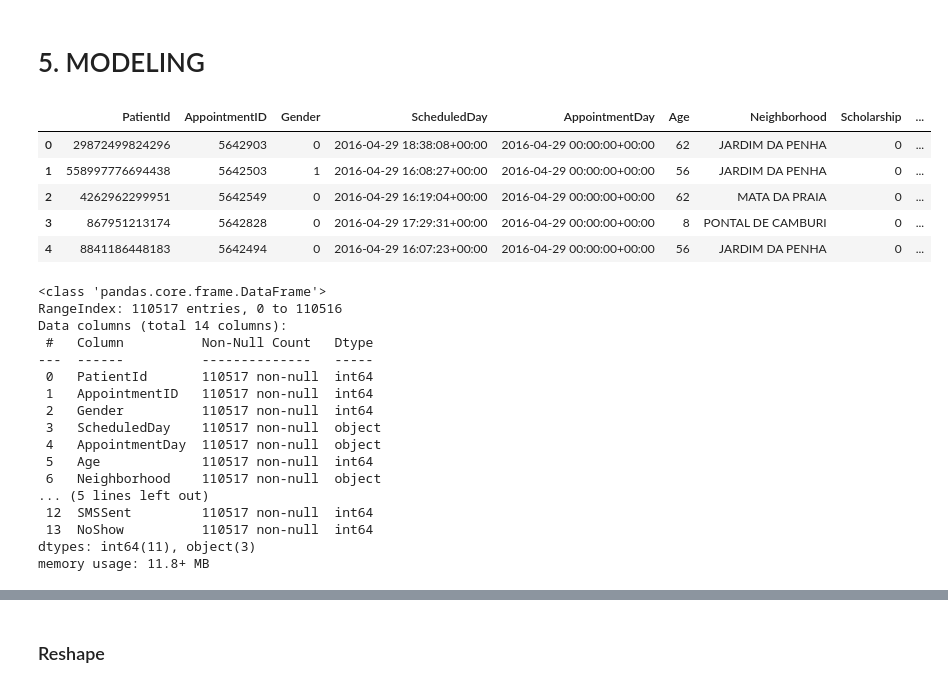
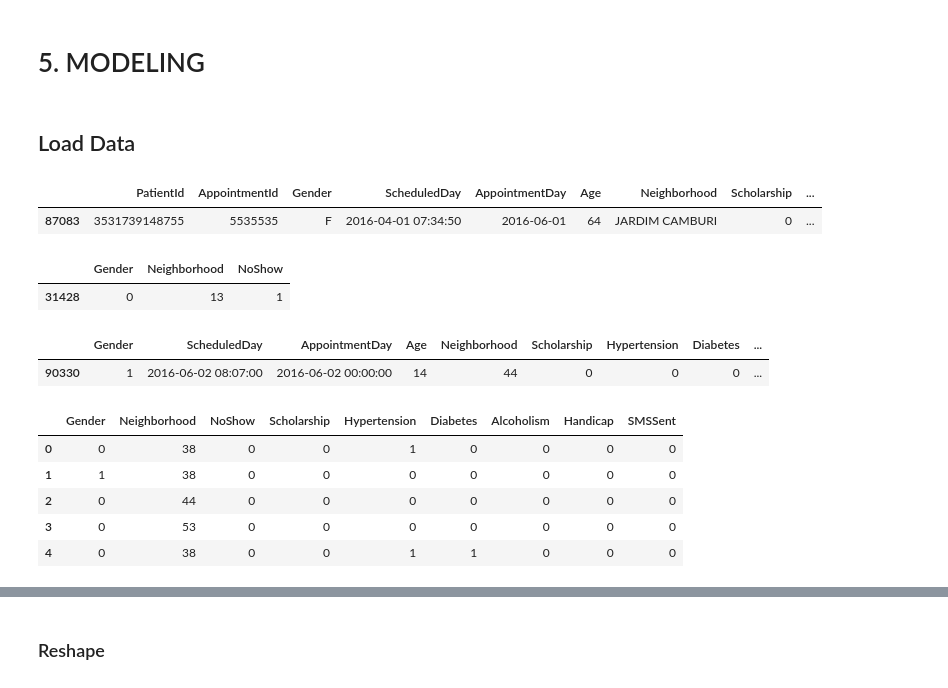
Before and after one commit to asaadkhattab/MedicalAppointmentNoShowsCapstone, a Jupyter notebook: 5_Modeling.ipynb, the cells around one changed output, grey strips where cells are left out. Saved outputs shown, nothing was run; the diff lists cells and outputs as text; code cells hidden in the pictures.

```diff
--- a/5_Modeling.ipynb
+++ b/5_Modeling.ipynb
@@ -27,31 +67,36 @@ from sklearn.metrics import classification_report, confusion_matrix
+# %% [markdown]
+## Load Data
+# %%
+path = 'data/step2_output.csv'
+df = pd.read_csv(path, index_col=None, parse_dates=["ScheduledDay","AppointmentDay"])
+df.sample()
+# %% [output]
+|  | PatientId | AppointmentId | Gender | ScheduledDay | AppointmentDay | Age | Neighborhood | Scholarship | ... |
+| 87083 | 3531739148755 | 5535535 | F | 2016-04-01 07:34:50 | 2016-06-01 | 64 | JARDIM CAMBURI | 0 | ... |
+# %%
+#df_1
+path = 'data/df_1_output.csv'
+df_1 = pd.read_csv(path, index_col=None)
+df_1.sample()
+# %% [output]
+|  | Gender | Neighborhood | NoShow |
+| 31428 | 0 | 13 | 1 |
+# %%
+#df_2
+path = 'data/df_2_output.csv'
+df_2 = pd.read_csv(path, index_col=None)
+df_2.sample()
+# %% [output]
+|  | Gender | ScheduledDay | AppointmentDay | Age | Neighborhood | Scholarship | Hypertension | Diabetes | ... |
+| 90330 | 1 | 2016-06-02 08:07:00 | 2016-06-02 00:00:00 | 14 | 44 | 0 | 0 | 0 | ... |
 # %%
-path = 'data/step4_output.csv'
-df = pd.read_csv(path, index_col=None)
-df.head()
+path = 'data/df_3_output.csv'
+df_3 = pd.read_csv(path, index_col=None)
+df_3.head()
 # %% [output]
-|  | PatientId | AppointmentID | Gender | ScheduledDay | AppointmentDay | Age | Neighborhood | Scholarship | ... |
-| 0 | 29872499824296 | 5642903 | 0 | 2016-04-29 18:38:08+00:00 | 2016-04-29 00:00:00+00:00 | 62 | JARDIM DA PENHA | 0 | ... |
-| 1 | 558997776694438 | 5642503 | 1 | 2016-04-29 16:08:27+00:00 | 2016-04-29 00:00:00+00:00 | 56 | JARDIM DA PENHA | 0 | ... |
-| 2 | 4262962299951 | 5642549 | 0 | 2016-04-29 16:19:04+00:00 | 2016-04-29 00:00:00+00:00 | 62 | MATA DA PRAIA | 0 | ... |
-| 3 | 867951213174 | 5642828 | 0 | 2016-04-29 17:29:31+00:00 | 2016-04-29 00:00:00+00:00 | 8 | PONTAL DE CAMBURI | 0 | ... |
-| 4 | 8841186448183 | 5642494 | 0 | 2016-04-29 16:07:23+00:00 | 2016-04-29 00:00:00+00:00 | 56 | JARDIM DA PENHA | 0 | ... |
+|  | Gender | Neighborhood | NoShow | Scholarship | Hypertension | Diabetes | Alcoholism | Handicap | SMSSent |
+| 0 | 0 | 38 | 0 | 0 | 1 | 0 | 0 | 0 | 0 |
+| 1 | 1 | 38 | 0 | 0 | 0 | 0 | 0 | 0 | 0 |
+| 2 | 0 | 44 | 0 | 0 | 0 | 0 | 0 | 0 | 0 |
+| 3 | 0 | 53 | 0 | 0 | 0 | 0 | 0 | 0 | 0 |
+| 4 | 0 | 38 | 0 | 0 | 1 | 1 | 0 | 0 | 0 |
-# %%
-df.info()
-# %% [output]
-<class 'pandas.core.frame.DataFrame'>
-RangeIndex: 110517 entries, 0 to 110516
-Data columns (total 14 columns):
- #   Column          Non-Null Count   Dtype
----  ------          --------------   -----
- 0   PatientId       110517 non-null  int64
- 1   AppointmentID   110517 non-null  int64
- 2   Gender          110517 non-null  int64
- 3   ScheduledDay    110517 non-null  object
- 4   AppointmentDay  110517 non-null  object
- 5   Age             110517 non-null  int64
- 6   Neighborhood    110517 non-null  object
-... (5 lines left out)
- 12  SMSSent         110517 non-null  int64
- 13  NoShow          110517 non-null  int64
-dtypes: int64(11), object(3)
-memory usage: 11.8+ MB
```
Also changed, not shown: parts of 67 cells of this notebook.
